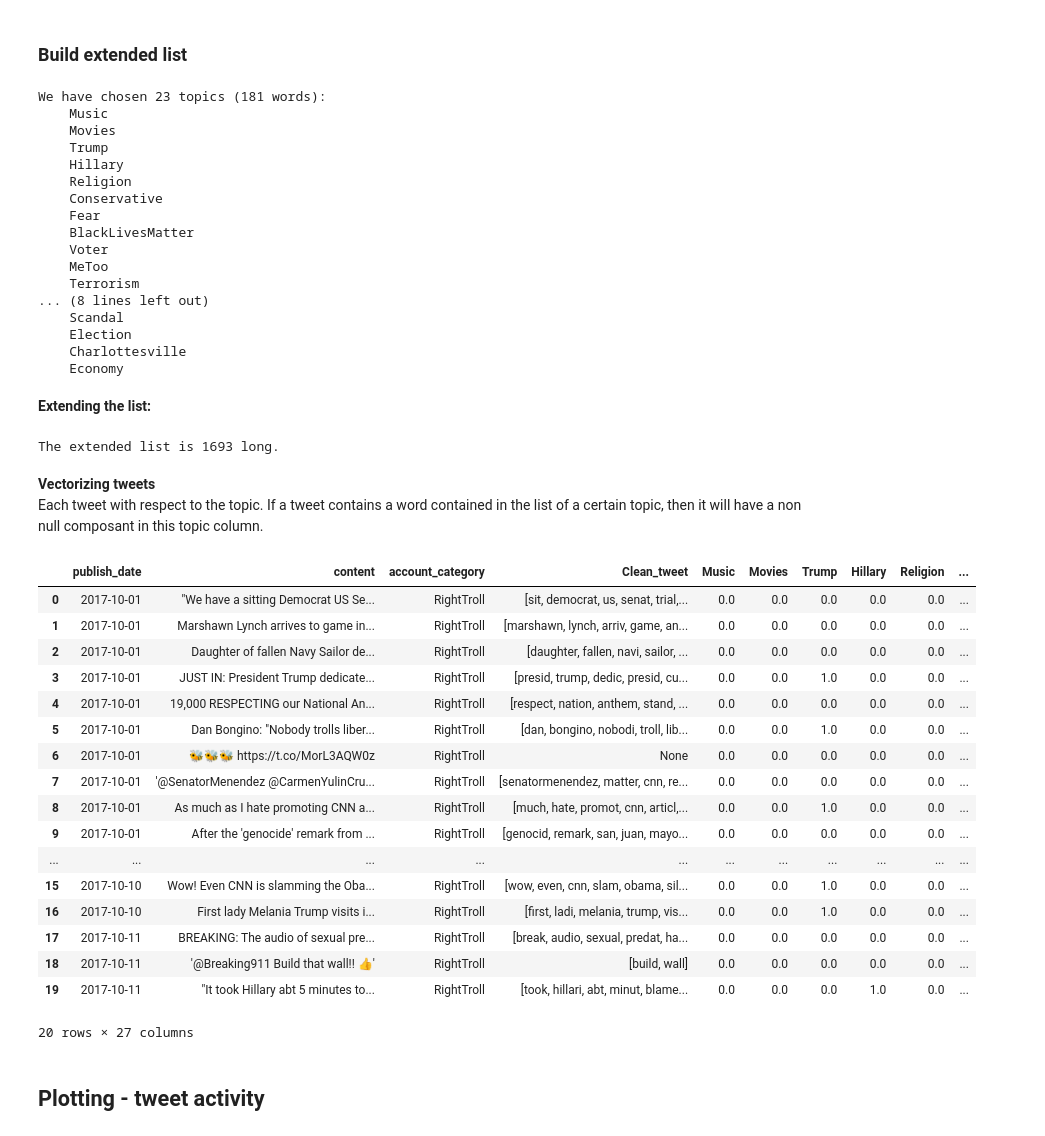
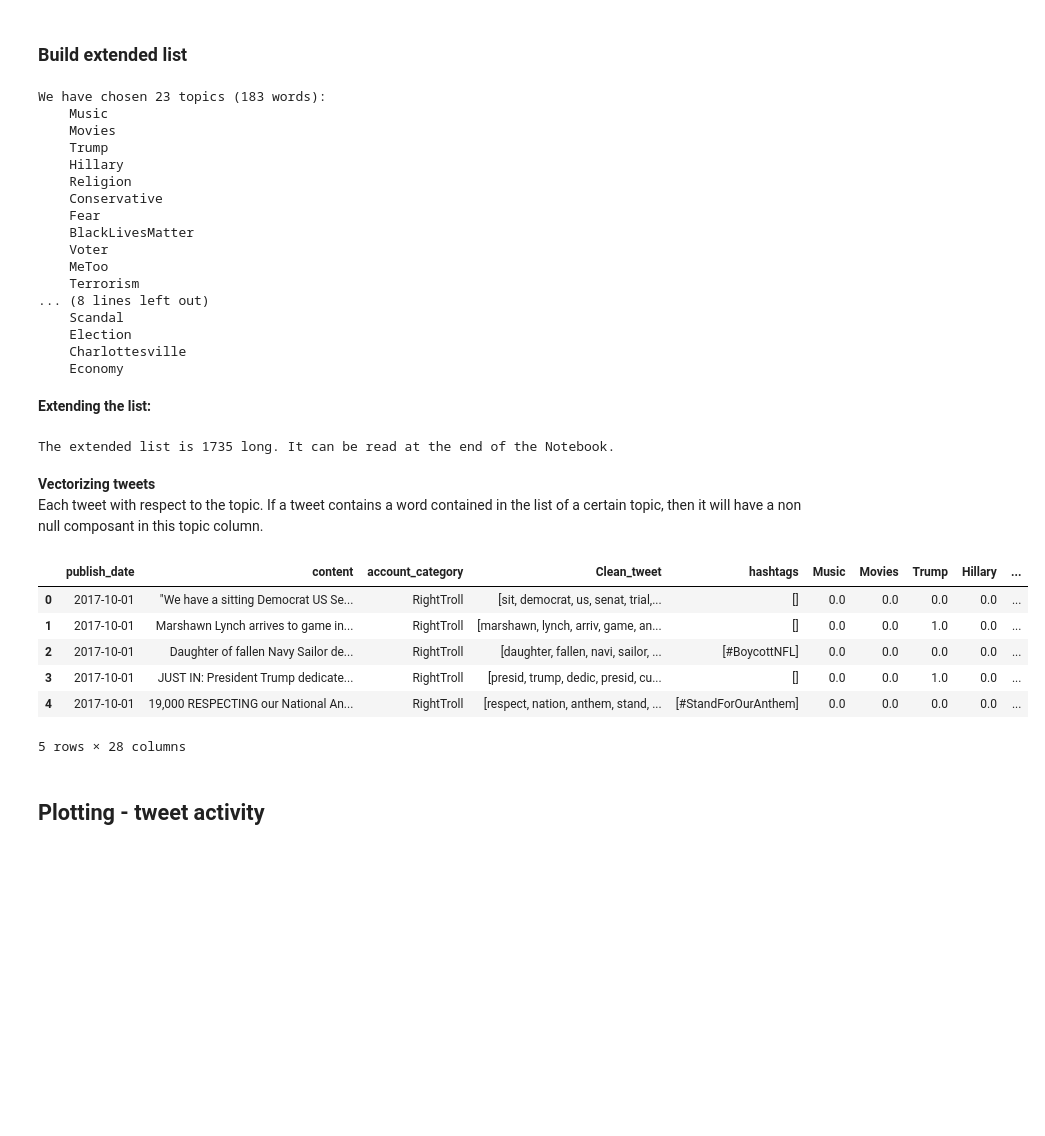
Before and after one commit to Jprost/ADA-Proj-18, a Jupyter notebook: WebScrap.ipynb, the cells around one changed output. Cells and saved outputs as stored; diff of their text form; code cells hidden in the pictures; blank space fills up the shorter version.

```diff
--- a/WebScrap.ipynb
+++ b/WebScrap.ipynb
@@ -186,7 +186,7 @@ topics_raw=[['Music', 'lyrics', 'album','musician', 'nowplaying', 'soundcloud','
          'racisme', 'blacktwitter', 'TamirRice', 'slavery', 'garner', 'pro-black', 'wearealltrayvon'],\
         ['Voter', 'fraud', 'registration'],\
         ['MeToo', 'Weinstein', 'sexual', 'harassment', 'predator', 'feminist'],\
-        ['Terrorism', 'terror' 'terrorist', 'parisattack', 'londonattack', 'shootings', 'baltimore', 'bombings', 'Chattanooga', 'prayforbrussel', 'brussel', 'massacre'],\
+        ['Terrorism', 'terror' 'terrorist', 'parisattack', 'londonattack', 'shootings', 'baltimore', 'bombings', 'explosion', 'Chattanooga', 'prayforbrussel', 'brussel', 'massacre', 'Bernardino'],\
         ['Hacking', 'emails', 'DNC'],\
         ['Sanders', 'bernie', 'bern'],\
         ['Obama', 'barack', 'michelle'],\
@@ -206,7 +206,7 @@ topics_treated=[]
 for topic in topics_raw:
     topics_treated.append([word.lower() for word in topic])
 # %% [output]
-We have chosen 23 topics (181 words):
+We have chosen 23 topics (183 words):
     Music
     Movies
     Trump
@@ -228,9 +228,9 @@ We have chosen 23 topics (181 words):
 # %%
 topic_extended=get_related_words(topics_raw, model, min_similarity=0.6)
 
-print('The extended list is {} long.'.format(len(sum(topic_extended,[]))))
+print('The extended list is {} long. It can be read at the end of the Notebook.'.format(len(sum(topic_extended,[]))))
 # %% [output]
-The extended list is 1693 long.
+The extended list is 1735 long. It can be read at the end of the Notebook.
 # %% [markdown]
 **Vectorizing tweets** <br>
 Each tweet with respect to the topic. If a tweet contains a word contained in the list of a certain topic, then it will have a non null composant in this topic column.
@@ -246,26 +246,15 @@ def tweet_topics(df, topic_extended):
 
 tweet_topics(df, topic_extended)
 # %%
-df.head(10)
+df.head(5)
 # %% [output]
-|  | publish_date | content | account_category | Clean_tweet | Music | Movies | Trump | Hillary | Religion | ... |
-| 0 | 2017-10-01 | "We have a sitting Democrat US Se... | RightTroll | [sit, democrat, us, senat, trial,... | 0.0 | 0.0 | 0.0 | 0.0 | 0.0 | ... |
-| 1 | 2017-10-01 | Marshawn Lynch arrives to game in... | RightTroll | [marshawn, lynch, arriv, game, an... | 0.0 | 0.0 | 0.0 | 0.0 | 0.0 | ... |
-| 2 | 2017-10-01 | Daughter of fallen Navy Sailor de... | RightTroll | [daughter, fallen, navi, sailor, ... | 0.0 | 0.0 | 0.0 | 0.0 | 0.0 | ... |
-| 3 | 2017-10-01 | JUST IN: President Trump dedicate... | RightTroll | [presid, trump, dedic, presid, cu... | 0.0 | 0.0 | 1.0 | 0.0 | 0.0 | ... |
-| 4 | 2017-10-01 | 19,000 RESPECTING our National An... | RightTroll | [respect, nation, anthem, stand, ... | 0.0 | 0.0 | 0.0 | 0.0 | 0.0 | ... |
-| 5 | 2017-10-01 | Dan Bongino: "Nobody trolls liber... | RightTroll | [dan, bongino, nobodi, troll, lib... | 0.0 | 0.0 | 1.0 | 0.0 | 0.0 | ... |
-| 6 | 2017-10-01 | 🐝🐝🐝 https://t.co/MorL3AQW0z | RightTroll | None | 0.0 | 0.0 | 0.0 | 0.0 | 0.0 | ... |
-| 7 | 2017-10-01 | '@SenatorMenendez @CarmenYulinCru... | RightTroll | [senatormenendez, matter, cnn, re... | 0.0 | 0.0 | 0.0 | 0.0 | 0.0 | ... |
-| 8 | 2017-10-01 | As much as I hate promoting CNN a... | RightTroll | [much, hate, promot, cnn, articl,... | 0.0 | 0.0 | 1.0 | 0.0 | 0.0 | ... |
-| 9 | 2017-10-01 | After the 'genocide' remark from ... | RightTroll | [genocid, remark, san, juan, mayo... | 0.0 | 0.0 | 0.0 | 0.0 | 0.0 | ... |
-| ... | ... | ... | ... | ... | ... | ... | ... | ... | ... | ... |
-| 15 | 2017-10-10 | Wow! Even CNN is slamming the Oba... | RightTroll | [wow, even, cnn, slam, obama, sil... | 0.0 | 0.0 | 1.0 | 0.0 | 0.0 | ... |
-| 16 | 2017-10-10 | First lady Melania Trump visits i... | RightTroll | [first, ladi, melania, trump, vis... | 0.0 | 0.0 | 1.0 | 0.0 | 0.0 | ... |
-| 17 | 2017-10-11 | BREAKING: The audio of sexual pre... | RightTroll | [break, audio, sexual, predat, ha... | 0.0 | 0.0 | 0.0 | 0.0 | 0.0 | ... |
-| 18 | 2017-10-11 | '@Breaking911 Build that wall!! 👍' | RightTroll | [build, wall] | 0.0 | 0.0 | 0.0 | 0.0 | 0.0 | ... |
-| 19 | 2017-10-11 | "It took Hillary abt 5 minutes to... | RightTroll | [took, hillari, abt, minut, blame... | 0.0 | 0.0 | 0.0 | 1.0 | 0.0 | ... |
+|  | publish_date | content | account_category | Clean_tweet | hashtags | Music | Movies | Trump | Hillary | ... |
+| 0 | 2017-10-01 | "We have a sitting Democrat US Se... | RightTroll | [sit, democrat, us, senat, trial,... | [] | 0.0 | 0.0 | 0.0 | 0.0 | ... |
+| 1 | 2017-10-01 | Marshawn Lynch arrives to game in... | RightTroll | [marshawn, lynch, arriv, game, an... | [] | 0.0 | 0.0 | 1.0 | 0.0 | ... |
+| 2 | 2017-10-01 | Daughter of fallen Navy Sailor de... | RightTroll | [daughter, fallen, navi, sailor, ... | [#BoycottNFL] | 0.0 | 0.0 | 0.0 | 0.0 | ... |
+| 3 | 2017-10-01 | JUST IN: President Trump dedicate... | RightTroll | [presid, trump, dedic, presid, cu... | [] | 0.0 | 0.0 | 1.0 | 0.0 | ... |
+| 4 | 2017-10-01 | 19,000 RESPECTING our National An... | RightTroll | [respect, nation, anthem, stand, ... | [#StandForOurAnthem] | 0.0 | 0.0 | 0.0 | 0.0 | ... |
-20 rows × 27 columns
+5 rows × 28 columns
 # %% [markdown]
 ## Plotting - tweet activity
 # %%
```
Also changed, not shown: parts of 27 cells of this notebook, 10 other files.
